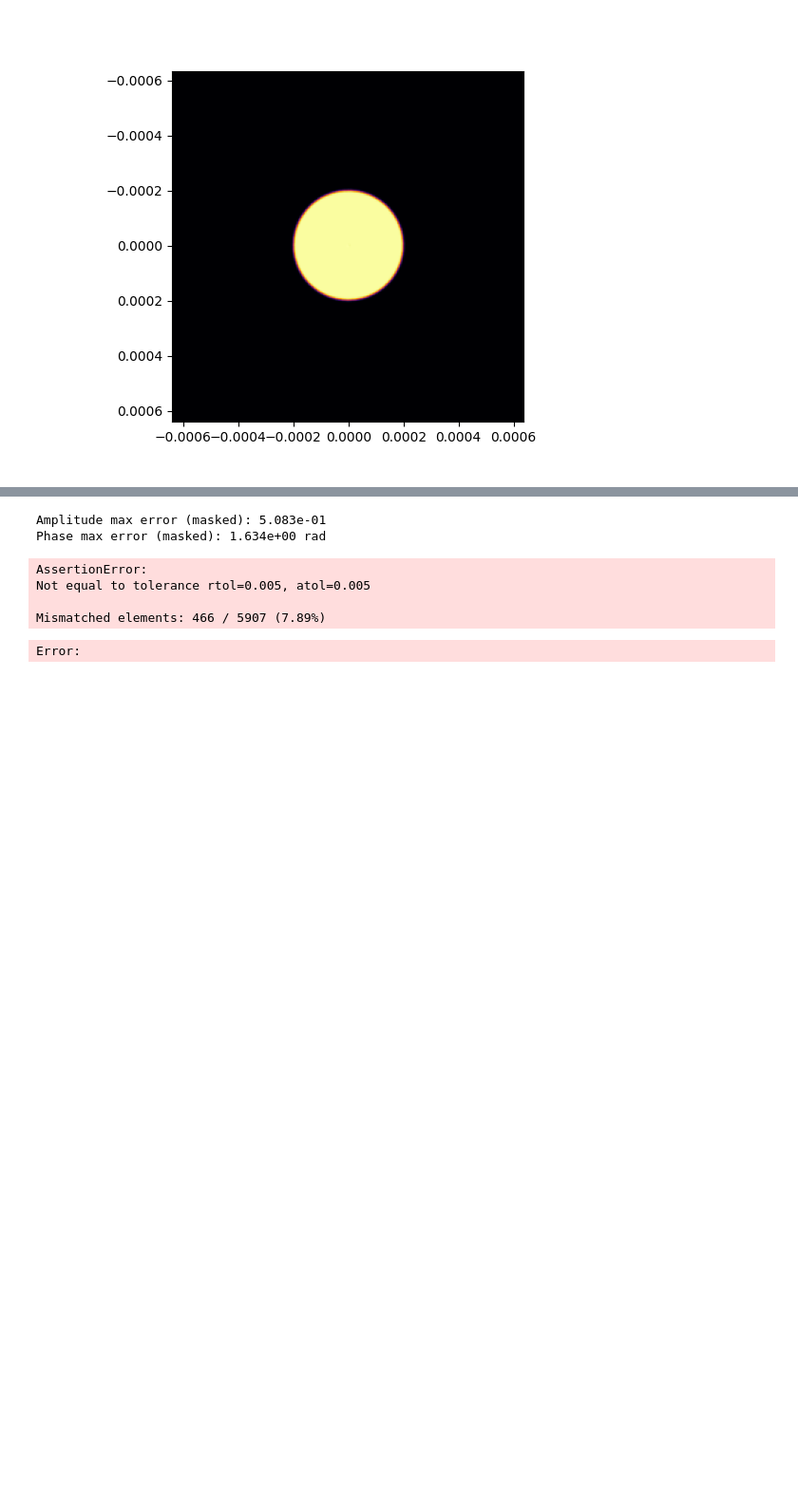
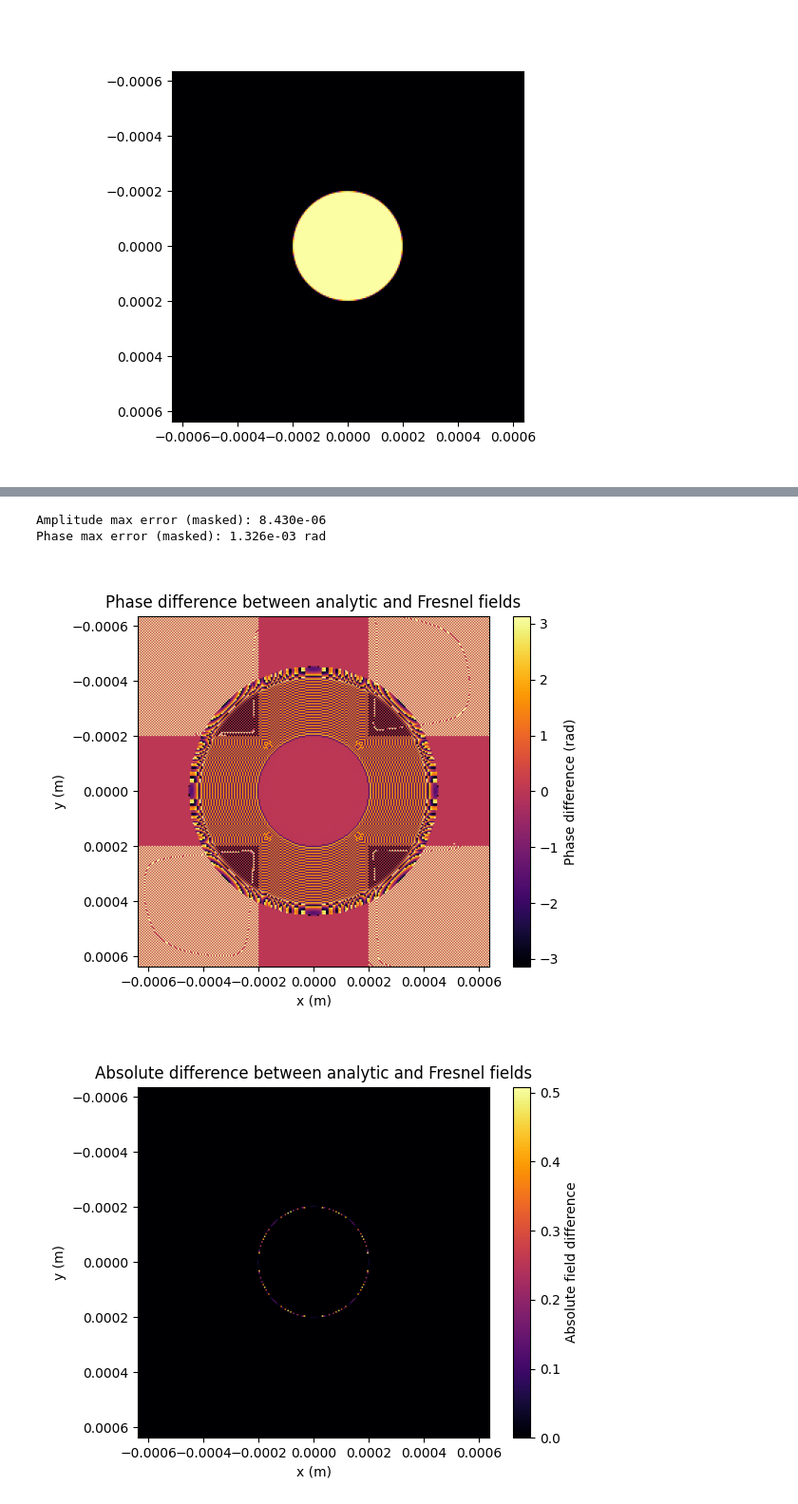
Before and after one commit to TemGym/TemGymCore, a Jupyter notebook: examples/gaussians/sigmoid_aperture.ipynb, the cells around one changed output, grey strips where cells are left out. Shown at 95% size. Cells and saved outputs as stored; diff of their text form; code cells hidden in the pictures; blank space fills up the shorter version.

```diff
--- a/examples/gaussians/sigmoid_aperture.ipynb
+++ b/examples/gaussians/sigmoid_aperture.ipynb
@@ -110,29 +121,27 @@ field_fresnel = np.asarray(
 # %%
-mask = np.abs(field_analytic) > 1e-6
-amp_error = np.max(np.abs(np.abs(field_analytic) - np.abs(field_fresnel))[mask])
+mask = np.abs(field_analytic) > 0.997
+amp_error = np.max(np.abs(np.abs(field_analytic)[mask] - np.abs(field_fresnel)[mask]))
 phase_diff = np.angle(field_analytic * np.conj(field_fresnel))
 phase_error = np.max(np.abs(phase_diff)[mask])
 
+plt.figure()
+plt.imshow(phase_diff, extent=det_aperture.extent, origin='lower', cmap='inferno')
+plt.colorbar(label='Phase difference (rad)')
+plt.title('Phase difference between analytic and Fresnel fields')
+plt.xlabel('x (m)')
+plt.ylabel('y (m)')
+
+plt.figure()
+plt.imshow(np.abs(field_analytic - field_fresnel), extent=det_aperture.extent, origin='lower', cmap='inferno')
+plt.colorbar(label='Absolute field difference')
+plt.title('Absolute difference between analytic and Fresnel fields')
+plt.xlabel('x (m)')
+plt.ylabel('y (m)')
+
 print(f"Amplitude max error (masked): {amp_error:.3e}")
 print(f"Phase max error (masked): {phase_error:.3e} rad")
-
-np.testing.assert_allclose(
-    np.abs(field_analytic)[mask],
-    np.abs(field_fresnel)[mask],
-    rtol=5e-3,
-    atol=5e-3,
-)
-np.testing.assert_allclose(
-    phase_diff[mask],
-    0.0,
-    rtol=0.0,
-    atol=5e-3,
-)
 # %% [output]
-Amplitude max error (masked): 5.083e-01
-Phase max error (masked): 1.634e+00 rad
+Amplitude max error (masked): 8.430e-06
+Phase max error (masked): 1.326e-03 rad
-AssertionError:
-Not equal to tolerance rtol=0.005, atol=0.005
-
-Mismatched elements: 466 / 5907 (7.89%)
-Error:
+[figure, added]
+[figure, added]
```
Also changed, not shown: parts of 5 cells of this notebook, 19 other files.
